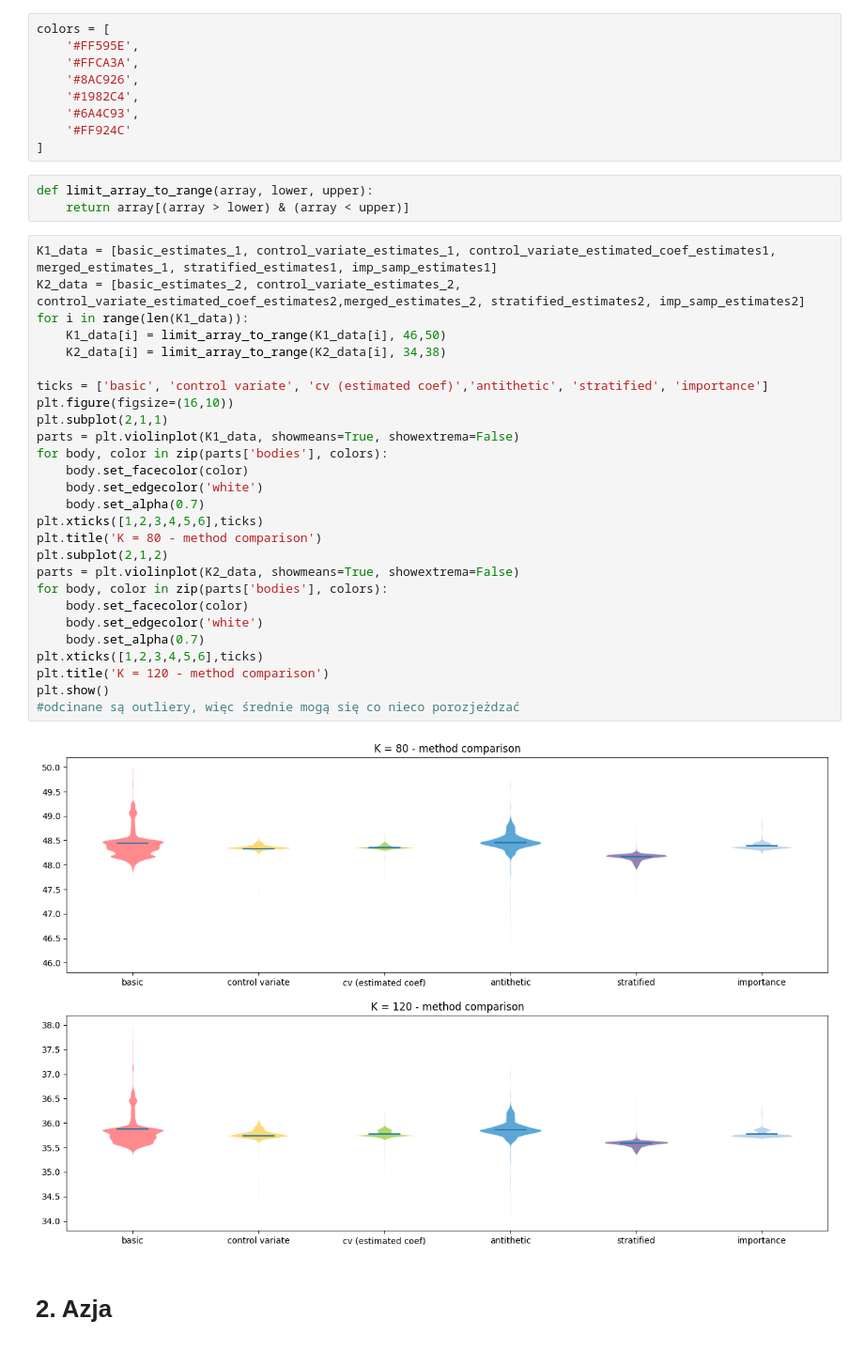
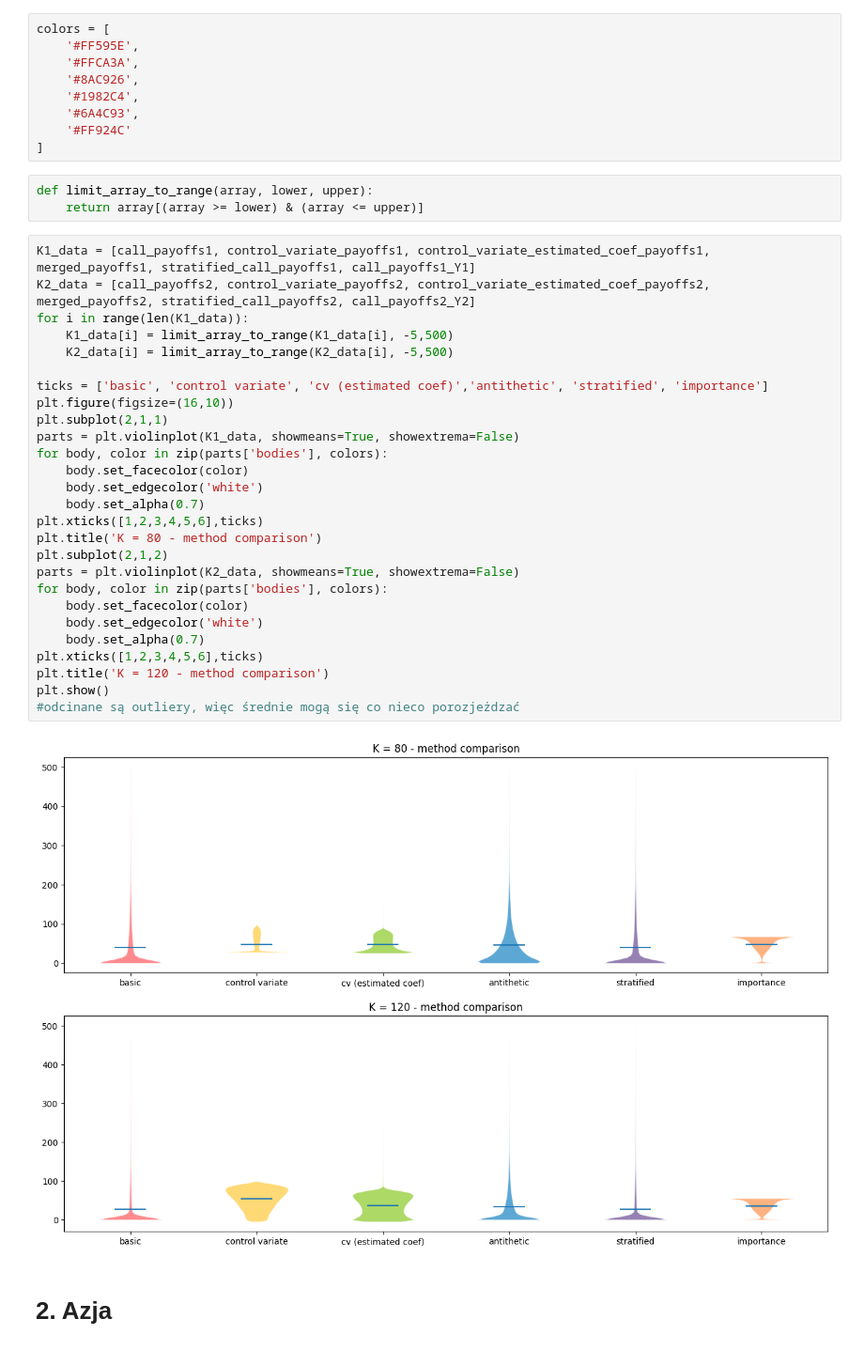
Before and after one commit to AntoniKingston/WdMF, a Jupyter notebook: Lab6/lab6.ipynb, the cells around one changed output. Shown at 94% size. Saved outputs shown, nothing was run; the diff lists cells and outputs as text.

```diff
--- a/Lab6/lab6.ipynb
+++ b/Lab6/lab6.ipynb
@@ -355,36 +355,36 @@ colors = [
 ]
 # %%
 def limit_array_to_range(array, lower, upper):
-    return array[(array > lower) & (array < upper)]
+    return array[(array >= lower) & (array <= upper)]
 # %%
-K1_data = [basic_estimates_1, control_variate_estimates_1, control_variate_estimated_coef_estimates1, merged_estimates_1, stratified_estimates1, imp_samp_estimates1]
-K2_data = [basic_estimates_2, control_variate_estimates_2, control_variate_estimated_coef_estimates2,merged_estimates_2, stratified_estimates2, imp_samp_estimates2]
+K1_data = [call_payoffs1, control_variate_payoffs1, control_variate_estimated_coef_payoffs1, merged_payoffs1, stratified_call_payoffs1, call_payoffs1_Y1]
+K2_data = [call_payoffs2, control_variate_payoffs2, control_variate_estimated_coef_payoffs2, merged_payoffs2, stratified_call_payoffs2, call_payoffs2_Y2]
 for i in range(len(K1_data)):
-    K1_data[i] = limit_array_to_range(K1_data[i], 46,50)
-    K2_data[i] = limit_array_to_range(K2_data[i], 34,38)
+    K1_data[i] = limit_array_to_range(K1_data[i], -5,500)
+    K2_data[i] = limit_array_to_range(K2_data[i], -5,500)
 
 ticks = ['basic', 'control variate', 'cv (estimated coef)','antithetic', 'stratified', 'importance']
 plt.figure(figsize=(16,10))
 plt.subplot(2,1,1)
 parts = plt.violinplot(K1_data, showmeans=True, showextrema=False)
 for body, color in zip(parts['bodies'], colors):
     body.set_facecolor(color)
     body.set_edgecolor('white')
     body.set_alpha(0.7)
 plt.xticks([1,2,3,4,5,6],ticks)
 plt.title('K = 80 - method comparison')
 plt.subplot(2,1,2)
 parts = plt.violinplot(K2_data, showmeans=True, showextrema=False)
 for body, color in zip(parts['bodies'], colors):
     body.set_facecolor(color)
     body.set_edgecolor('white')
     body.set_alpha(0.7)
 plt.xticks([1,2,3,4,5,6],ticks)
 plt.title('K = 120 - method comparison')
 plt.show()
 #odcinane są outliery, więc średnie mogą się co nieco porozjeżdzać
 # %% [output]
-[figure, old version]
+[figure, new version]
 # %% [markdown]
 # 2. Azja
 # %% [markdown]
```
Also changed, not shown: parts of 27 cells of this notebook.
